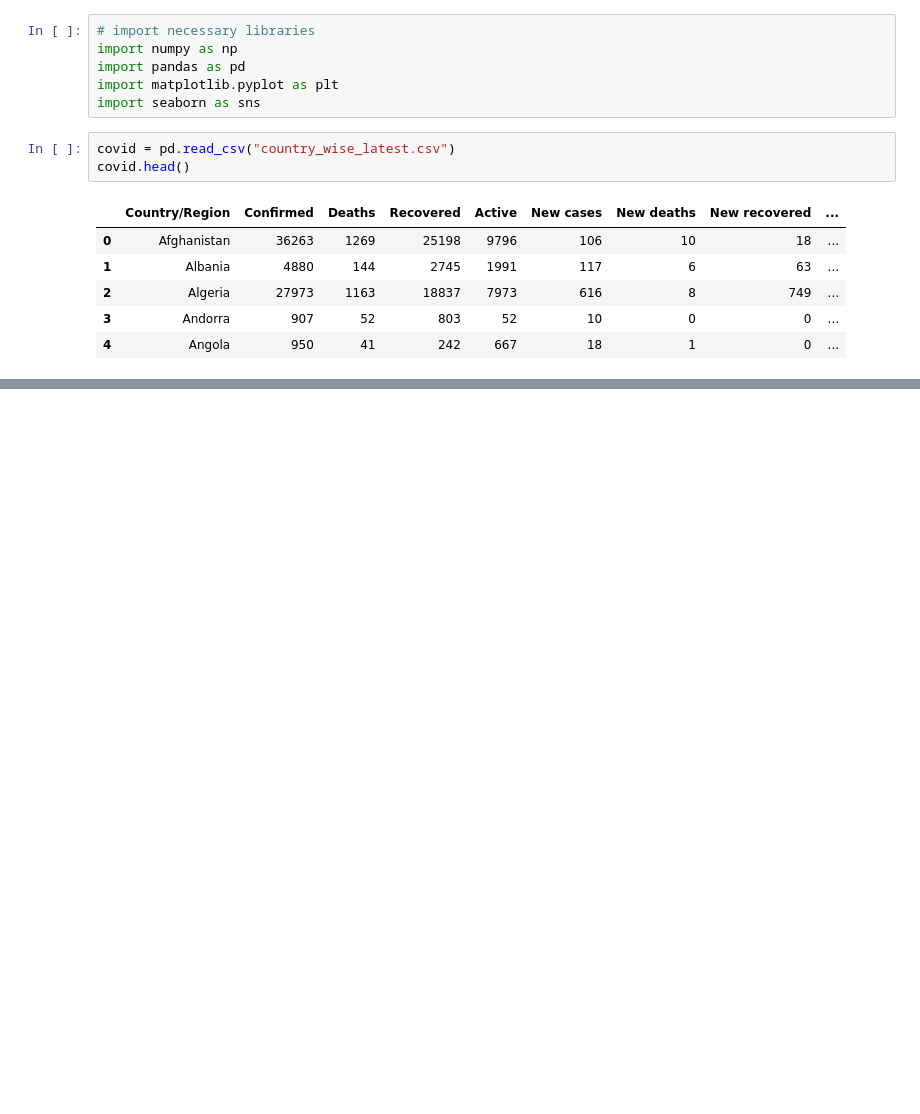
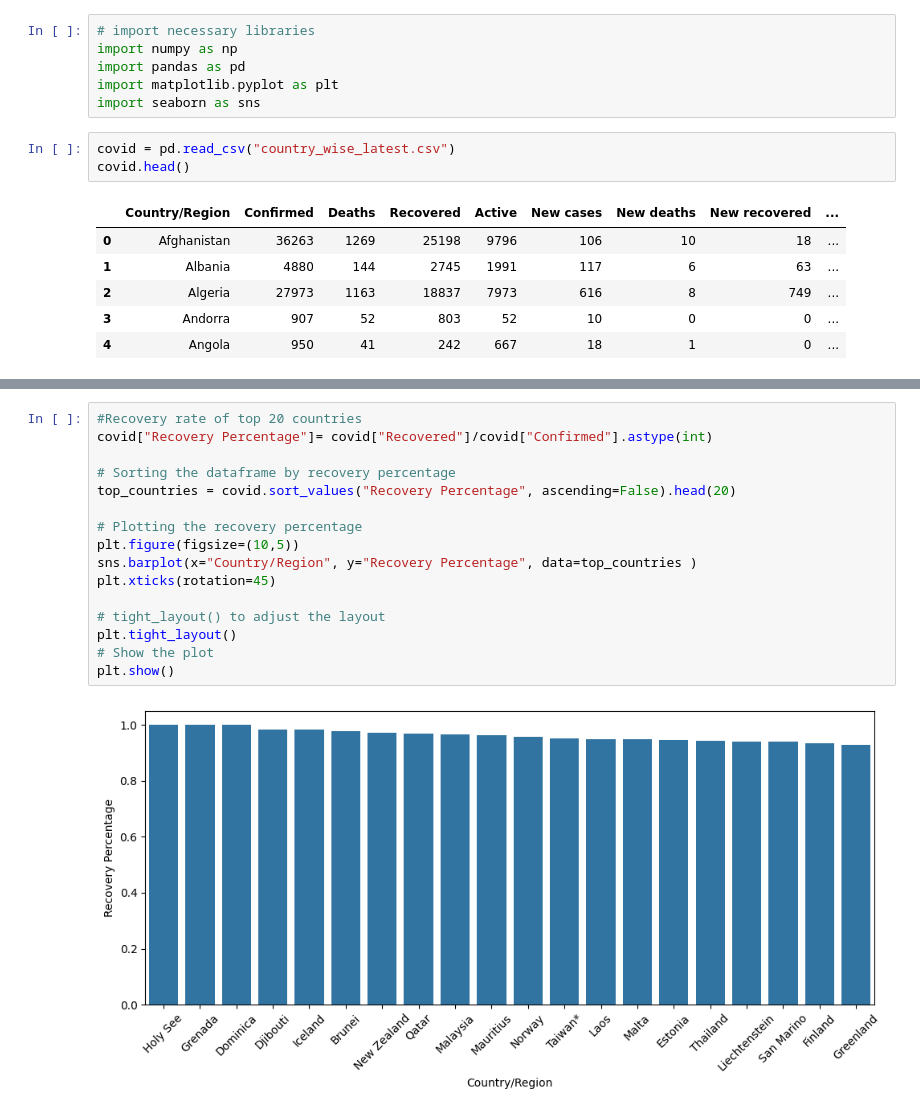
Before and after one commit to web-wizard-web/Pandas-Challanges, a Jupyter notebook: Easy/covid.ipynb, the cells around one changed output, grey strips where cells are left out. Drawn from its saved outputs; the diff is of its cells as text; blank space fills up the shorter version.

```diff
--- a/Easy/covid.ipynb
+++ b/Easy/covid.ipynb
@@ -19,0 +88,18 @@ covid.head()
+# %%
+#Recovery rate of top 20 countries
+covid["Recovery Percentage"]= covid["Recovered"]/covid["Confirmed"].astype(int)
+
+# Sorting the dataframe by recovery percentage
+top_countries = covid.sort_values("Recovery Percentage", ascending=False).head(20)
+
+# Plotting the recovery percentage
+plt.figure(figsize=(10,5))
+sns.barplot(x="Country/Region", y="Recovery Percentage", data=top_countries )
+plt.xticks(rotation=45)
+
+# tight_layout() to adjust the layout
+plt.tight_layout()
+# Show the plot
+plt.show()
+# %% [output]
+[figure, added]
```
Also changed, not shown: parts of 17 cells of this notebook, 4 other files.
